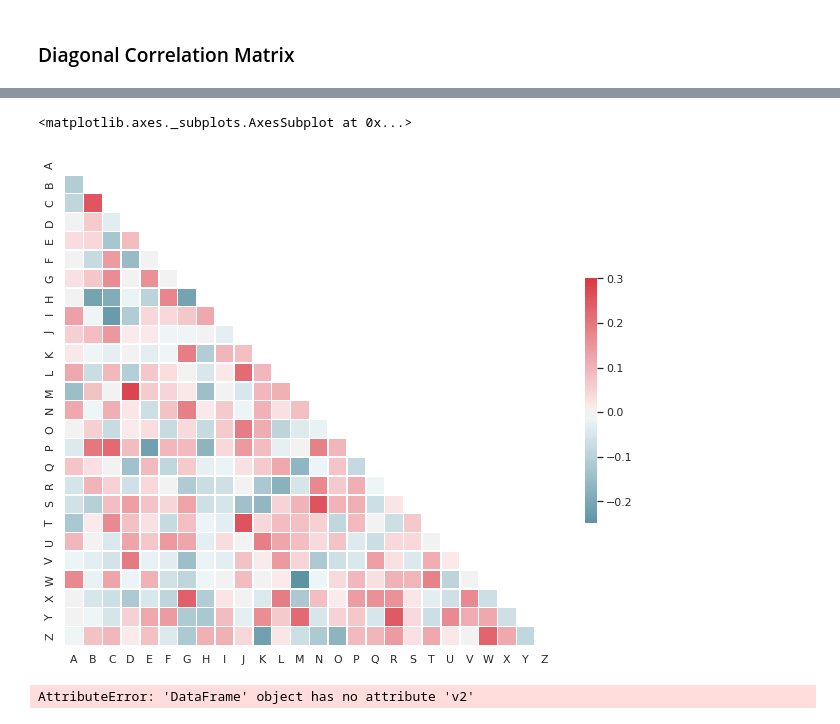
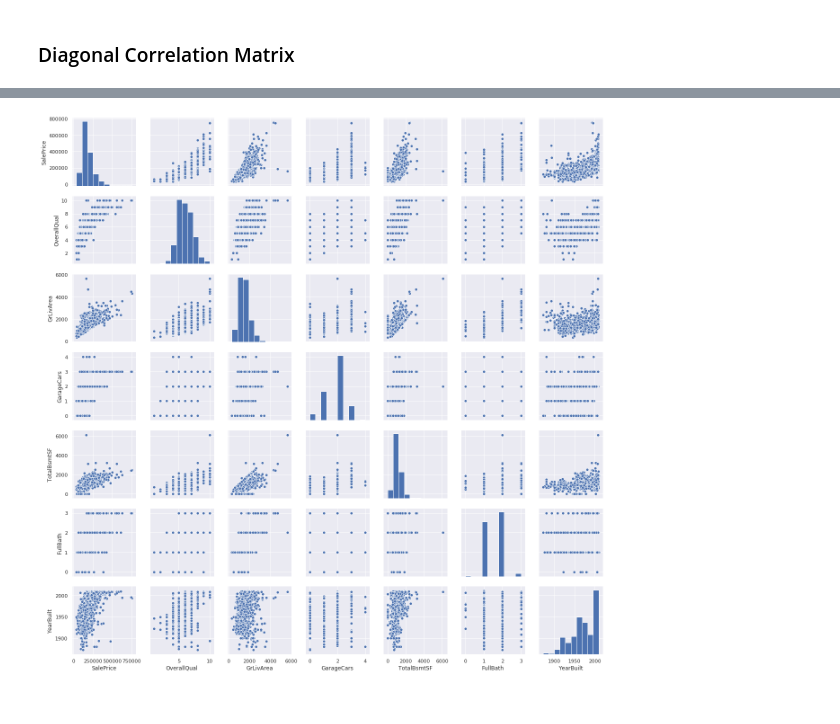
Before and after one commit to hungapl/kaggle, a Jupyter notebook: ames_house_price/eda.ipynb, the cells around one changed output, grey strips where cells are left out. Saved outputs shown, nothing was run; the diff lists cells and outputs as text; code cells hidden in the pictures.

```diff
--- a/ames_house_price/eda.ipynb
+++ b/ames_house_price/eda.ipynb
@@ -93,54 +126,6 @@ sns.heatmap(sns_corr, mask=mask, vmax=.3, center=0,
-# %%
-## Diagonal Correlation Matrix using seaborn
-## Unfortunately only works with numpy <= 1.18.0 or fixed in a future release of seaborn
-
-from string import ascii_letters
-import numpy as np
-import pandas as pd
-import seaborn as sns
-import matplotlib.pyplot as plt
-
-sns.set(style="white")
-
-# Generate a large random dataset
-rs = np.random.RandomState(33)
-d = pd.DataFrame(data=rs.normal(size=(100, 26)),
-                 columns=list(ascii_letters[26:]))
-
-# Compute the correlation matrix
-corr = d.corr()
-
-# Generate a mask for the upper triangle
-mask = np.zeros_like(corr, dtype=np.bool)
-mask[np.triu_indices_from(mask)] = True
-
-# Set up the matplotlib figure
-f, ax = plt.subplots(figsize=(11, 9))
-
-# Generate a custom diverging colormap
-cmap = sns.diverging_palette(220, 10, as_cmap=True)
-
-# Draw the heatmap with the mask and correct aspect ratio
-sns.heatmap(corr, mask=mask, cmap=cmap, vmax=.3, center=0,
-            square=True, linewidths=.5, cbar_kws={"shrink": .5})
-# %% [output]
-<matplotlib.axes._subplots.AxesSubplot at 0x...>
-[figure, removed]
-# %%
-# Variable correlations to Sale Price
-sorted_corr = corr[(corr.v2 == 'SalePrice')].sort_values('c', ascending=False)
-print(sorted_corr[corr.c > 0.5])
-
-corr_cols = sorted_corr[sorted_corr.c > 0.5].v1.values
-sorted_corr[['OverallQual' 'GrLivArea' 'GarageCars' 'GarageArea' 'TotalBsmtSF'
- '1stFlrSF' 'FullBath' 'TotRmsAbvGrd' 'YearBuilt' 'YearRemodAdd']].describe()
-# %% [output]
-AttributeError: 'DataFrame' object has no attribute 'v2'
 # %%
 #Grid scatterplot
-sns.set()
-cols = ['SalePrice', 'OverallQual', 'GrLivArea', 'GarageCars', 'TotalBsmtSF', 'FullBath', 'YearBuilt']
-sns.pairplot(df_train[cols], size = 2.5)
-plt.show()
-
+utils.show_corr_plot(df_train, cols = ['SalePrice', 'OverallQual', 'GrLivArea', 'GarageCars', 'TotalBsmtSF', 'FullBath', 'YearBuilt'])
 # Very strong correlation between SalePrice and OverallQual
+# %% [output]
+[figure, added]
```
Also changed, not shown: parts of 13 cells of this notebook, 9 other files.
